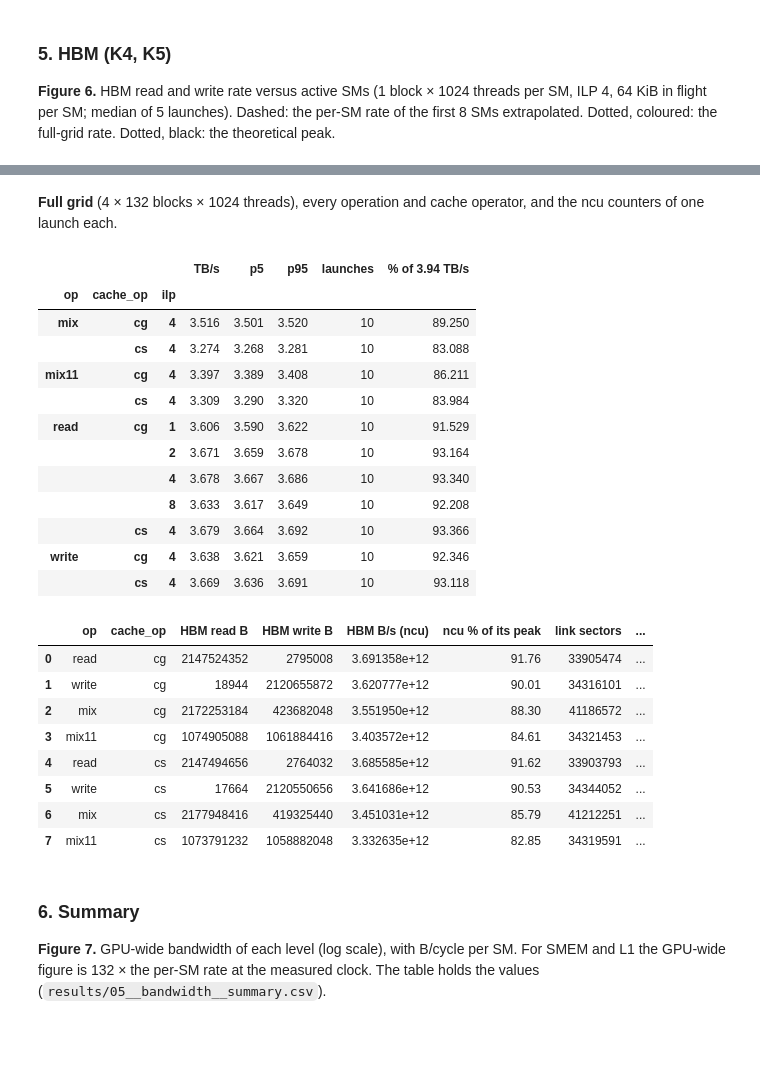
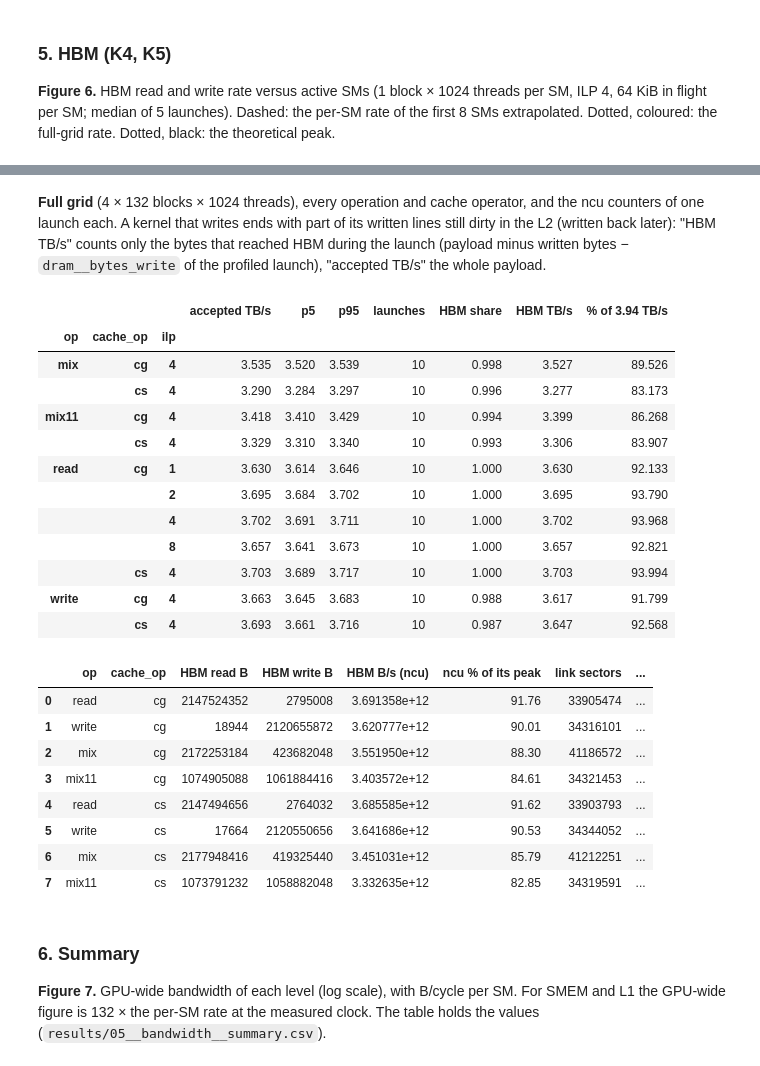
Before and after one commit to lomolisso/h100-microbench, a Jupyter notebook: experiments/05__memory_hierarchy_bandwidth/05__memory_hierarchy_bandwidth.ipynb, the cells around one changed output, grey strips where cells are left out. Drawn from its saved outputs; the diff is of its cells as text; code cells hidden in the pictures; blank space fills up the shorter version.

```diff
--- a/experiments/05__memory_hierarchy_bandwidth/05__memory_hierarchy_bandwidth.ipynb
+++ b/experiments/05__memory_hierarchy_bandwidth/05__memory_hierarchy_bandwidth.ipynb
@@ -106,7 +117,7 @@ import numpy as np
 import pandas as pd
 import matplotlib.pyplot as plt
 from IPython.display import display
-from common05 import latest_run, read_run, runs
+from common05 import latest_run, read_run, runs, event_floor_ms, net_tbps, first_pass_slope, hbm_write_factor, k12_slope, resident_footprints, HBM_CYCLES
 
 R = "results"
 pd.set_option("display.width", 200)
@@ -123,10 +134,18 @@ l2 = read_run("05__bandwidth__l2.csv", RUN3); l2b = read_run("05__bandwidth__l2_
 lk = read_run("05__bandwidth__l2_link.csv", RUNL); lkb = read_run("05__bandwidth__l2_link_blocks.csv", RUNL)
 dr = read_run("05__bandwidth__dram.csv", RUN4); drb = read_run("05__bandwidth__dram_blocks.csv", RUN4)
 home = read_run("05__bandwidth__l2_home.csv", RUN3)
+RUNF, RUNS = latest_run("bw_l2", "firstpass"), latest_run("bw_l2", "storecopy")
+fpl = read_run("05__bandwidth__l2_link.csv", RUNF); fpb = read_run("05__bandwidth__l2_link_blocks.csv", RUNF)
+fres = read_run("05__bandwidth__firstpass_residency.csv", RUNF); scp = read_run("05__bandwidth__storecopy.csv", RUNS)
+FLOOR = event_floor_ms()  # ms: median elapsed time of an empty cudaEvent pair (separate timer-characterisation run)
+for d in (l2, lk, fpl):   # GPU-wide rates with the event floor removed; B/cycle with the clock the blocks measured
+    d["tbps"] = net_tbps(d, FLOOR); d["bpc_chip"] = d.tbps * 1e12 / (d.sm_mhz_blocks * 1e6)
+dr["gbps_per_sm"] = dr.gbps_per_sm * dr.ms_event / (dr.ms_event - FLOOR); dr["tbps"] = net_tbps(dr, FLOOR)
 def latest_ncu(f):
     n = pd.read_csv(f"{R}/{f}")
     return n[n.run_id == n.run_id.max()].reset_index(drop=True)
 n12, nl2, ndr = latest_ncu("05__bandwidth__ncu_smem_l1.csv"), latest_ncu("05__bandwidth__ncu_l2.csv"), latest_ncu("05__bandwidth__ncu_dram.csv")
 clog = pd.read_csv(f"{R}/05__memory_hierarchy_bandwidth__clock_log.csv")
-print("runs used:", {"K1/K2": RUN12, "K3/K5": RUN3, "link": RUNL, "K4/K5": RUN4, "ncu L2": nl2.run_id[0]})
+print("runs used:", {"K1/K2": RUN12, "K3/K5": RUN3, "link": RUNL, "first pass": RUNF, "store copies": RUNS, "K4/K5": RUN4, "ncu L2": nl2.run_id[0]})
+print(f"cudaEvent floor subtracted: {FLOOR * 1e3:.2f} µs")
 # %% [output]
@@ -534,30 +658,33 @@ write: 48.8 GB/s per SM (30.0 B/cycle) for ≤ 8 SMs; 90 % of 3.64 TB/s reached
 # %% [markdown]
-**Full grid** (4 × 132 blocks × 1024 threads), every operation and cache operator, and the ncu counters of one launch each.
+**Full grid** (4 × 132 blocks × 1024 threads), every operation and cache operator, and the ncu counters of one launch each. A kernel that writes ends with part of its written lines still dirty in the L2 (written back later): "HBM TB/s" counts only the bytes that reached HBM during the launch (payload minus written bytes − `dram__bytes_write` of the profiled launch), "accepted TB/s" the whole payload.
 # %%
 v = valid(dr)
 fg = v[v.blocks == 4 * SMS]
 t = fg.groupby(["op", "cache_op", "ilp"]).tbps.agg(["median", lambda x: x.quantile(.05), lambda x: x.quantile(.95), "count"])
-t.columns = ["TB/s", "p5", "p95", "launches"]; t["% of 3.94 TB/s"] = 100 * t["TB/s"] / PEAK_HBM
+t.columns = ["accepted TB/s", "p5", "p95", "launches"]
+pay = fg.groupby(["op", "cache_op", "ilp"]).bytes.median()
+t["HBM share"] = [hbm_write_factor(ndr, o, pay.loc[(o, c, i)], c) for o, c, i in t.index]
+t["HBM TB/s"] = t["accepted TB/s"] * t["HBM share"]; t["% of 3.94 TB/s"] = 100 * t["HBM TB/s"] / PEAK_HBM
 display(t.round(3))
 n = ndr[["op", "cache_op", "dram__bytes_read.sum", "dram__bytes_write.sum", "dram__bytes.sum.per_second", "dram__throughput.avg.pct_of_peak_sustained_elapsed",
          "lts__t_sectors_srcunit_ltcfabric.sum", "lts__d_sectors_fill_device.sum"]].copy()
 n.columns = ["op", "cache_op", "HBM read B", "HBM write B", "HBM B/s (ncu)", "ncu % of its peak", "link sectors", "L2 fill sectors from HBM"]
 n["link sectors / HBM sectors"] = n["link sectors"].astype(float) / ((n["HBM read B"].astype(float) + n["HBM write B"].astype(float)) / 32)
 display(n.round(3))
 # %% [output]
-|  |  |  | TB/s | p5 | p95 | launches | % of 3.94 TB/s |
-| op | cache_op | ilp |  |  |  |  |  |
-| mix | cg | 4 | 3.516 | 3.501 | 3.520 | 10 | 89.250 |
-|  | cs | 4 | 3.274 | 3.268 | 3.281 | 10 | 83.088 |
-| mix11 | cg | 4 | 3.397 | 3.389 | 3.408 | 10 | 86.211 |
-|  | cs | 4 | 3.309 | 3.290 | 3.320 | 10 | 83.984 |
-| read | cg | 1 | 3.606 | 3.590 | 3.622 | 10 | 91.529 |
-|  |  | 2 | 3.671 | 3.659 | 3.678 | 10 | 93.164 |
-|  |  | 4 | 3.678 | 3.667 | 3.686 | 10 | 93.340 |
-|  |  | 8 | 3.633 | 3.617 | 3.649 | 10 | 92.208 |
-|  | cs | 4 | 3.679 | 3.664 | 3.692 | 10 | 93.366 |
-| write | cg | 4 | 3.638 | 3.621 | 3.659 | 10 | 92.346 |
-|  | cs | 4 | 3.669 | 3.636 | 3.691 | 10 | 93.118 |
+|  |  |  | accepted TB/s | p5 | p95 | launches | HBM share | HBM TB/s | % of 3.94 TB/s |
+| op | cache_op | ilp |  |  |  |  |  |  |  |
+| mix | cg | 4 | 3.535 | 3.520 | 3.539 | 10 | 0.998 | 3.527 | 89.526 |
+|  | cs | 4 | 3.290 | 3.284 | 3.297 | 10 | 0.996 | 3.277 | 83.173 |
+| mix11 | cg | 4 | 3.418 | 3.410 | 3.429 | 10 | 0.994 | 3.399 | 86.268 |
+|  | cs | 4 | 3.329 | 3.310 | 3.340 | 10 | 0.993 | 3.306 | 83.907 |
+| read | cg | 1 | 3.630 | 3.614 | 3.646 | 10 | 1.000 | 3.630 | 92.133 |
+|  |  | 2 | 3.695 | 3.684 | 3.702 | 10 | 1.000 | 3.695 | 93.790 |
+|  |  | 4 | 3.702 | 3.691 | 3.711 | 10 | 1.000 | 3.702 | 93.968 |
+|  |  | 8 | 3.657 | 3.641 | 3.673 | 10 | 1.000 | 3.657 | 92.821 |
+|  | cs | 4 | 3.703 | 3.689 | 3.717 | 10 | 1.000 | 3.703 | 93.994 |
+| write | cg | 4 | 3.663 | 3.645 | 3.683 | 10 | 0.988 | 3.617 | 91.799 |
+|  | cs | 4 | 3.693 | 3.661 | 3.716 | 10 | 0.987 | 3.647 | 92.568 |
 |  | op | cache_op | HBM read B | HBM write B | HBM B/s (ncu) | ncu % of its peak | link sectors | ... |
 | 0 | read | cg | 2147524352 | 2795008 | 3.691358e+12 | 91.76 | 33905474 | ... |
 | 1 | write | cg | 18944 | 2120655872 | 3.620777e+12 | 90.01 | 34316101 | ... |
```
Also changed, not shown: parts of 23 cells of this notebook, 11 other files.
